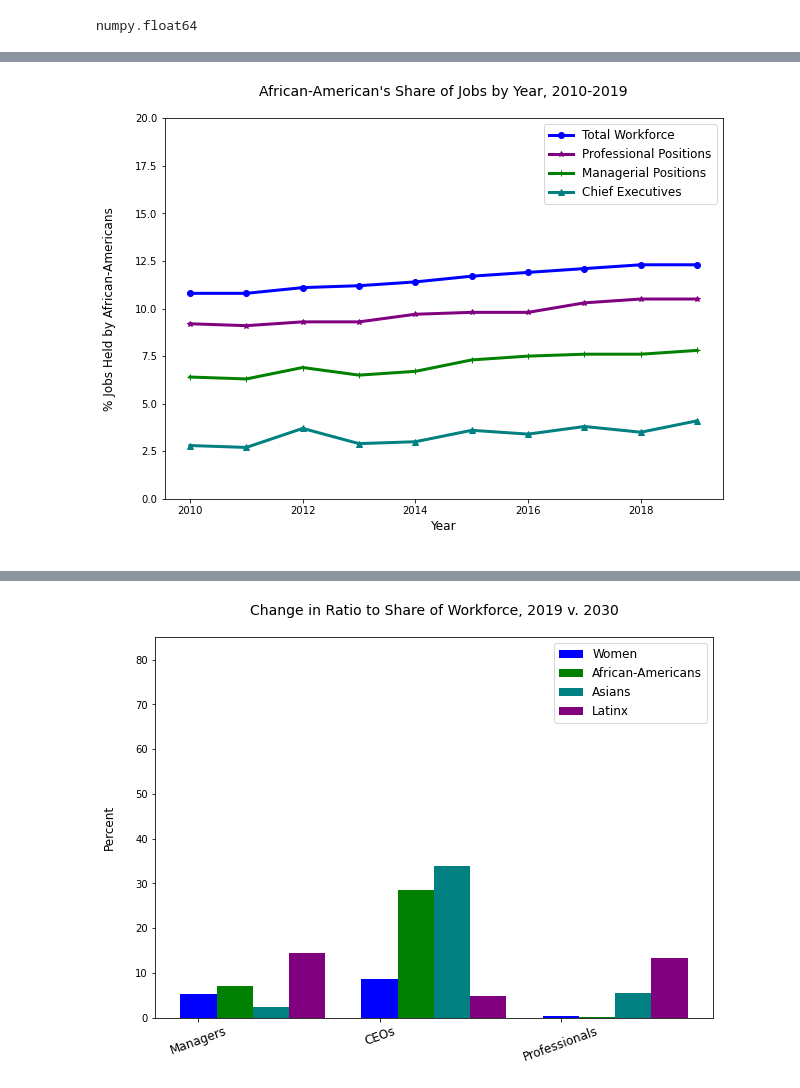
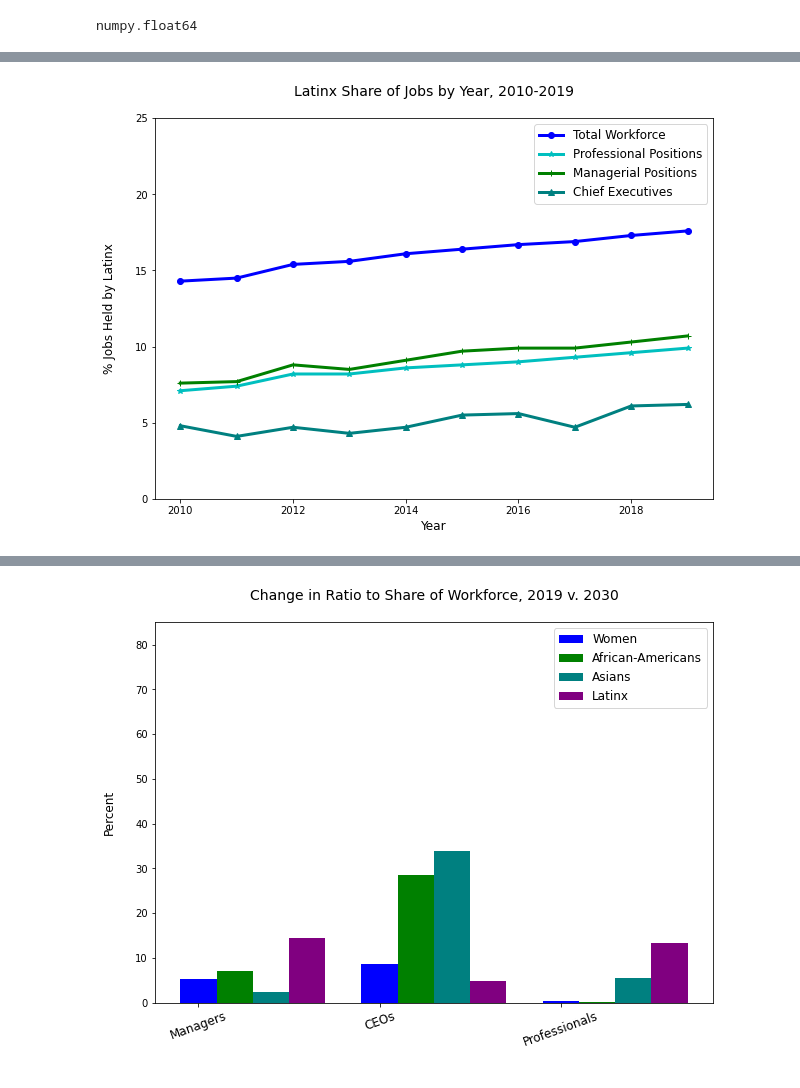
Before and after one commit to chinnamanaidu/project_rutgers, a Jupyter notebook: BLS_Project.ipynb, the cells around one changed output, grey strips where cells are left out. Drawn from its saved outputs; the diff is of its cells as text; code cells hidden in the pictures.

```diff
--- a/BLS_Project.ipynb
+++ b/BLS_Project.ipynb
@@ -11,5 +12,7 @@ data2019_df.fillna(value='', axis=None, inplace=True, limit=None, downcast=None)
 data2019_df.head(15)
 
 skinny_data2019 = data2019_df.loc[[0,1,3,4,63],:].reset_index()
-skinny_data2019
+skinny_data2019 = skinny_data2019.drop(['index'],axis=1)
+skinny_datab2019 = skinny_data2019.drop(['Total Employed (thou) 2019', '% Men 2019','% White 2019'], axis=1)
+skinny_datab2019
 # %% [output]
@@ -321,16 +531,16 @@ Rsquared value: 0.932849051216414
 # %%
 x_axis=x_values
 plt.figure(figsize=(10,7))
-plt.plot(x_axis, totb_y_values, marker = "o", color="b",linewidth=3,label="Total Workforce")
-plt.plot(x_axis,profb_y_values, marker = "*", color="purple", linewidth=3,label = "Professional Positions")
-plt.plot(x_axis,mgrb_y_values, marker = "+", color="g", linewidth=3,label = "Managerial Positions")
-plt.plot(x_axis,ceob_y_values, marker = "^", color="teal", linewidth=3,label = "Chief Executives")
-plt.ylim(0,20)
+plt.plot(x_axis, totl_y_values, marker = "o", color="b",linewidth=3,label="Total Workforce")
+plt.plot(x_axis,profl_y_values, marker = "*", color="c", linewidth=3,label = "Professional Positions")
+plt.plot(x_axis,mgrl_y_values, marker = "+", color="g", linewidth=3,label = "Managerial Positions")
+plt.plot(x_axis,ceol_y_values, marker = "^", color="teal", linewidth=3,label = "Chief Executives")
+plt.ylim(0,25)
 plt.legend(loc="best",fontsize=12)
-plt.title("African-American's Share of Jobs by Year, 2010-2019\n",fontsize=14)
-plt.xlabel("Year\n",fontsize=12)
-plt.ylabel("% Jobs Held by African-Americans\n",fontsize=12)
-plt.savefig("Images/AArep.png")
+plt.title("Latinx Share of Jobs by Year, 2010-2019\n",fontsize=14)
+plt.xlabel("Year",fontsize=12)
+plt.ylabel("% Jobs Held by Latinx\n",fontsize=12)
+plt.savefig("Images/latrep.png")
 plt.show()
 # %% [output]
-[figure, old version]
+[figure, new version]
```
Also changed, not shown: parts of 20 cells of this notebook.
